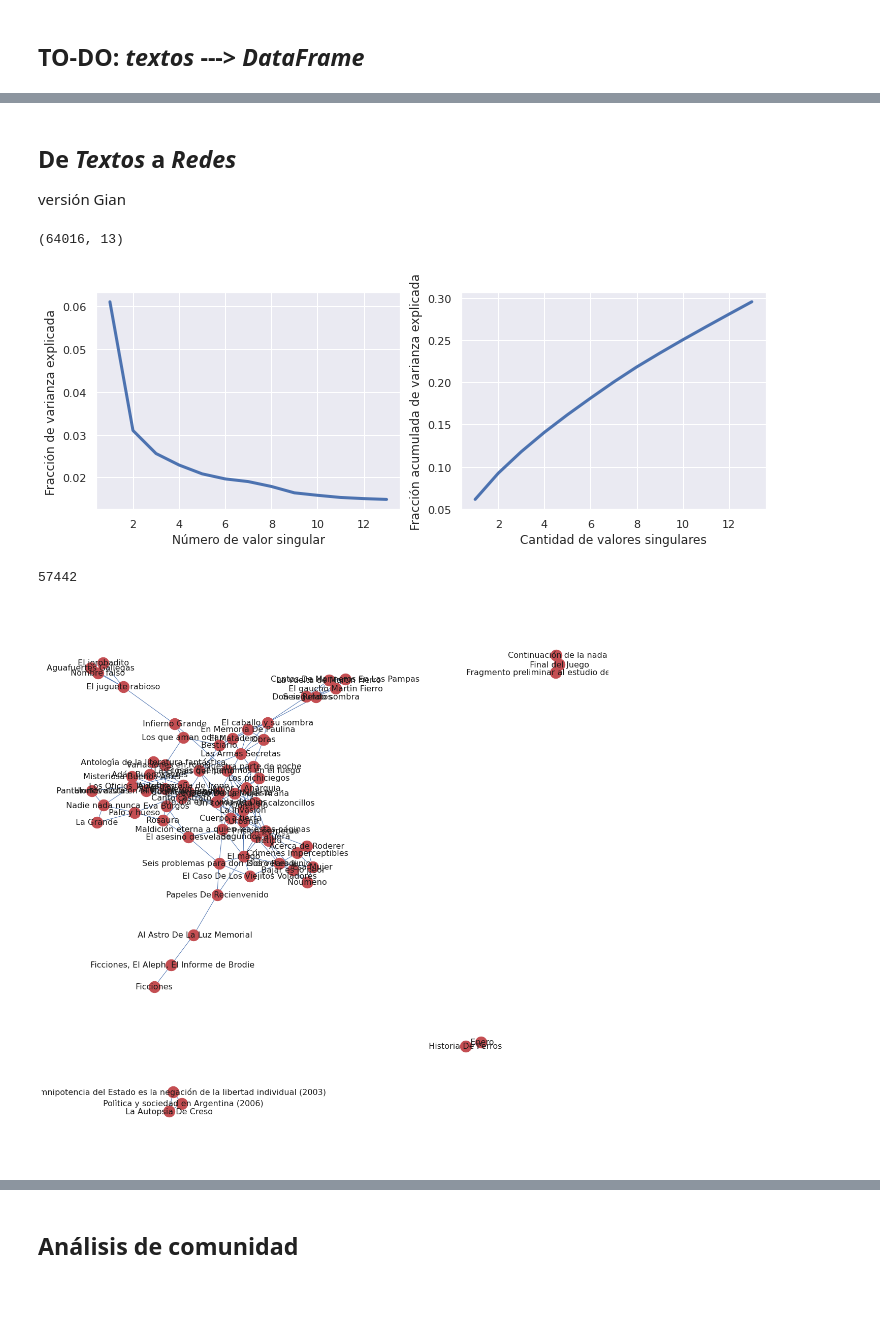
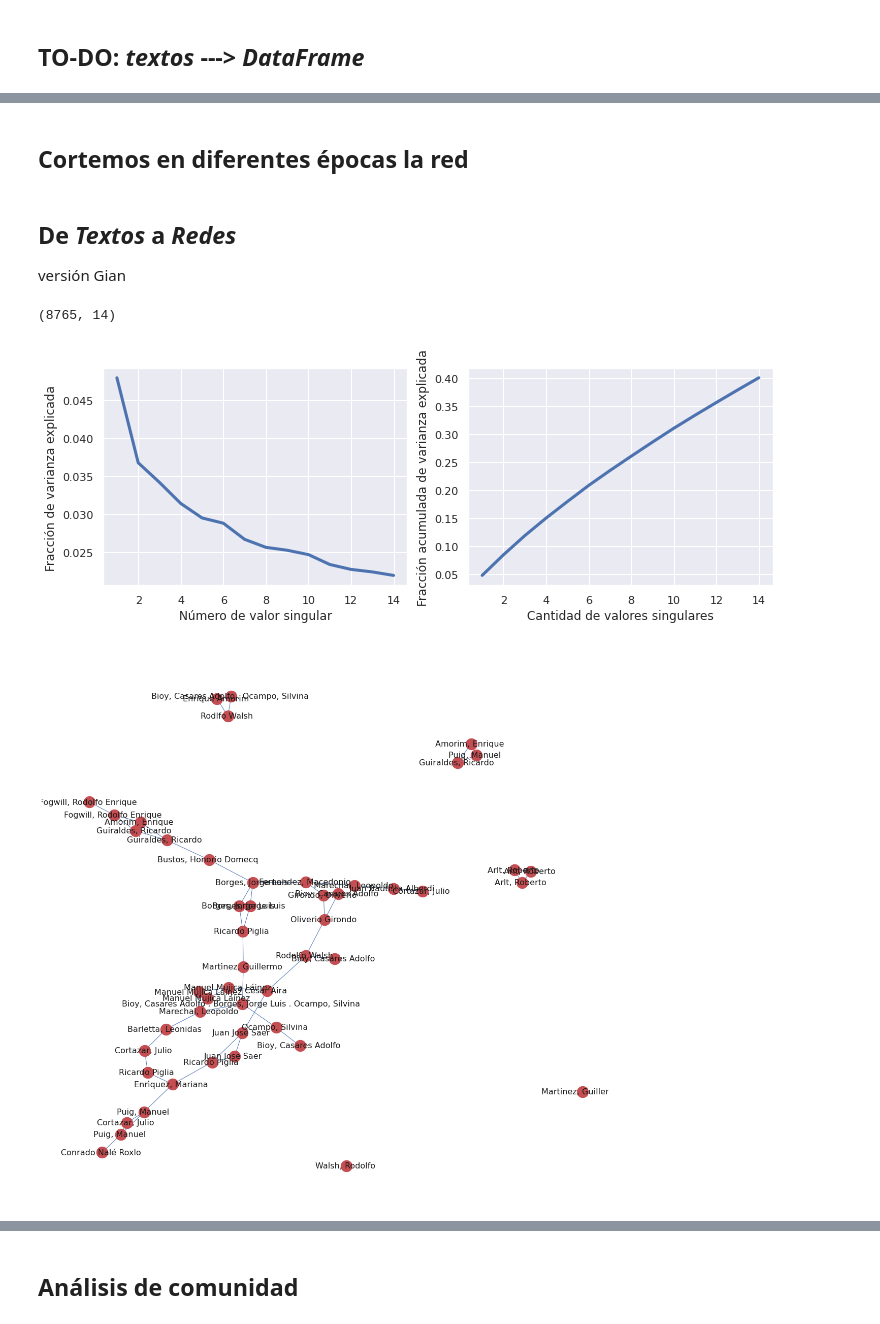
Before and after one commit to fcignoli/Redes-Complejas-2-20222, a Jupyter notebook: TP_Final.ipynb, the cells around one changed output, grey strips where cells are left out. Drawn from its saved outputs; the diff is of its cells as text; code cells hidden in the pictures; blank space fills up the shorter version.

```diff
--- a/TP_Final.ipynb
+++ b/TP_Final.ipynb
@@ -38,7 +38,7 @@ def clean_text_round1(text):
     # reemplaza texto entre corchetes por espacio en blanco.. ¿ y \% no se..
     text = re.sub('\[.*?¿\]\%', ' ', text)
     # reemplaza singnos de puntuacion por espacio en blanco.. %s -> \S+ es cualquier caracter que no sea un espacio en blanco
-    text = re.sub('[%s]' % re.escape(string.punctuation), ' ', text)
+    text = re.sub('[%s]' % re.escape(string.punctuation), '', text)
     # remueve palabras que contienen numeros.
     text = re.sub('\w*\d\w*', '', text)
     return text
@@ -46,9 +46,13 @@ def clean_text_round1(text):
 def clean_text_round2(text):
     # Sacamos comillas, los puntos suspensivos, <<, >>
     text = re.sub('[‘’“”…«»]', '', text)
-    text = re.sub('\n', ' ', text)
+    text = re.sub('\n', '', text)
     text = re.sub('–',"",text)
     text = re.sub('¿',"",text)
+    text = re.sub(autor,"",text)
+    text = re.sub(titulo,"",text)
+    text = re.sub(r"\b\w{2,3}\b", "", text) #eliminamos palabras con dos o tes letras
+    text = re.sub(r"\s+", " ", text) #eliminamos espacios en blanco extras
     return text
 
 def pdfToText(filepath):
@@ -96,14 +100,14 @@ La idea ahora es hacer un for loop que camine por nuestros archivos del drive do
 for root, dirs, files in os.walk("/content/drive/My Drive/Literatura_Argentina"):
     for file in files:
         if file.endswith(".pdf"):
-            if len(os.path.join(root, file).split("/")[-1].split("-")) == 3: # si la lista spliteada por '-' es igual a 3, es porque tiene atributo año.
+            if len(os.path.join(root, file).split("/")[-1].split("-")) == : # si la lista spliteada por '-' es igual a 3, es porque tiene atributo año.
               autor = os.path.join(root, file).split("/")[-1].split("-")[0]
               titulo = os.path.join(root, file).split("/")[-1].split("-")[1]
-              ano = os.path.join(root, file).split("/")[-1].split("-")[-1].split(".")[0] #entonces le agregamos el atributo año
+              ano = int(os.path.join(root, file).split("/")[-1].split("-")[-1].split(".")[0]) #entonces le agregamos el atributo año
             else: # de lo contrario, le ponemos None
               autor = os.path.join(root, file).split("/")[-1].split("-")[0]
               titulo = os.path.join(root, file).split("/")[-1].split("-")[-1].split(".")[0]
-              ano = None
+              ano = np.NaN
             try:
               texto = pdfToText(os.path.join(root,file))
               df = textToDataFrame(texto,titulo,autor,ano)
@@ -206,3 +127,17 @@ nx.draw(G,pos, cmap=plt.get_cmap('viridis'), node_color=values, with_labels=True
+# %% [markdown]
+## Cortemos en diferentes épocas la red
+# %%
+# Tomamos solo datos del siglo XX
+df= df[(df['Age'] >= 1900) & (df['Age'] < 2000)].copy()
+
+# Creamos una columna que sea la década a la cual pertenece
+df['decada'] = ((df['Age'] % 100) // 10) * 10
+
+# Limpiamos los datos sin información sobre la década
+df.dropna(subset = ['decada'], inplace = True)
+
+# Reseteamos el índice
+df.reset_index(drop = True, inplace = True)
 # %% [markdown]
 ## De ***Textos*** a ***Redes***
 versión Gian
@@ -220,7 +155,7 @@ import heapq
 # y los términos que aparecen en más del 70% de los documentos (max_df).
 # Esto es para eliminar palabras raras (o errores de tipeo) y
 # términos que seguramente son stopwords no incluídos en la lista
-count = CountVectorizer(min_df = 2, max_df = 0.70, stop_words = stopwords)
+count = CountVectorizer(min_df = 8, max_df = 0.5, stop_words = stopwords)
 
 # Ajustamos con los datos. Acá especificamente creamos una matriz documentos-términos
 x_count = count.fit_transform(df['Text'])
@@ -236,7 +171,7 @@ tfidf = TfidfTransformer(norm = 'l2')
 x_tfidf = tfidf.fit_transform(x_count)
 
 # Dimensión del espacio reducido
-n_components = 13
+n_components =14
 
 # Creación del objeto SVD
 svd = TruncatedSVD(n_components = n_components)
@@ -267,15 +202,13 @@ ax[1].set_ylabel('Fracción acumulada de varianza explicada')
 ax[1].set_xlabel('Cantidad de valores singulares')
 plt.show()
 # %% [output]
-(64016, 13)
+(8765, 14)
-[figure, old version]
+[figure, new version]
 # %%
 from sklearn.feature_extraction import DictVectorizer
 
 text = list(count.get_feature_names_out())
-text
+#text
-# %% [output]
-57442
 # %%
 labels_autores = {}
 labels_año = {}
@@ -287,29 +220,29 @@ for i in df.index:
 # %%
 red = []
 for i in df['Text']:
     index = df[df['Text'] == i].index[0]
     similarities = [1.00 - cosine_distance(svd.components_.T[index], svd.components_.T[i]) for i in range(svd.components_.shape[1])]
     red.append(similarities)
 
 matriz = np.array(red)
 
 matriz = (1+matriz)/2
-matriz[matriz < .78] = 0 # los que tienen una similaridad menor a 0.8, ledamos 0
+matriz[matriz < .77] = 0 # los que tienen una similaridad menor a 0.8, ledamos 0
 matriz[matriz == 1] = 0
-matriz[matriz >= .78] = 1 # los que tienen una similaridad mayor a 0.05, le damos 1. de esta manera lo binarizamos
+matriz[matriz >= .77] = 1 # los que tienen una similaridad mayor a 0.05, le damos 1. de esta manera lo binarizamos
 
 G = nx.from_numpy_matrix(matriz, create_using = nx.Graph)
 
 #pos = nx.layout.fruchterman_reingold_layout(G)
 
 pos = nx.spring_layout(G)
 fig, ax = plt.subplots(figsize = (20, 20))
 ax.axis('off')
 nx.draw_networkx_nodes(G, pos, node_color='r', node_size=500)
 nx.draw_networkx_edges(G, pos, edge_color='b')
-nx.draw_networkx_labels(G, pos, labels_titulo, font_size=16)
+nx.draw_networkx_labels(G, pos, labels_autores, font_size=16)
 
 #nx.draw(G, with_labels=True)
 plt.show()
 # %% [output]
-[figure, old version]
+[figure, new version]
```
Also changed, not shown: parts of 26 cells of this notebook.
